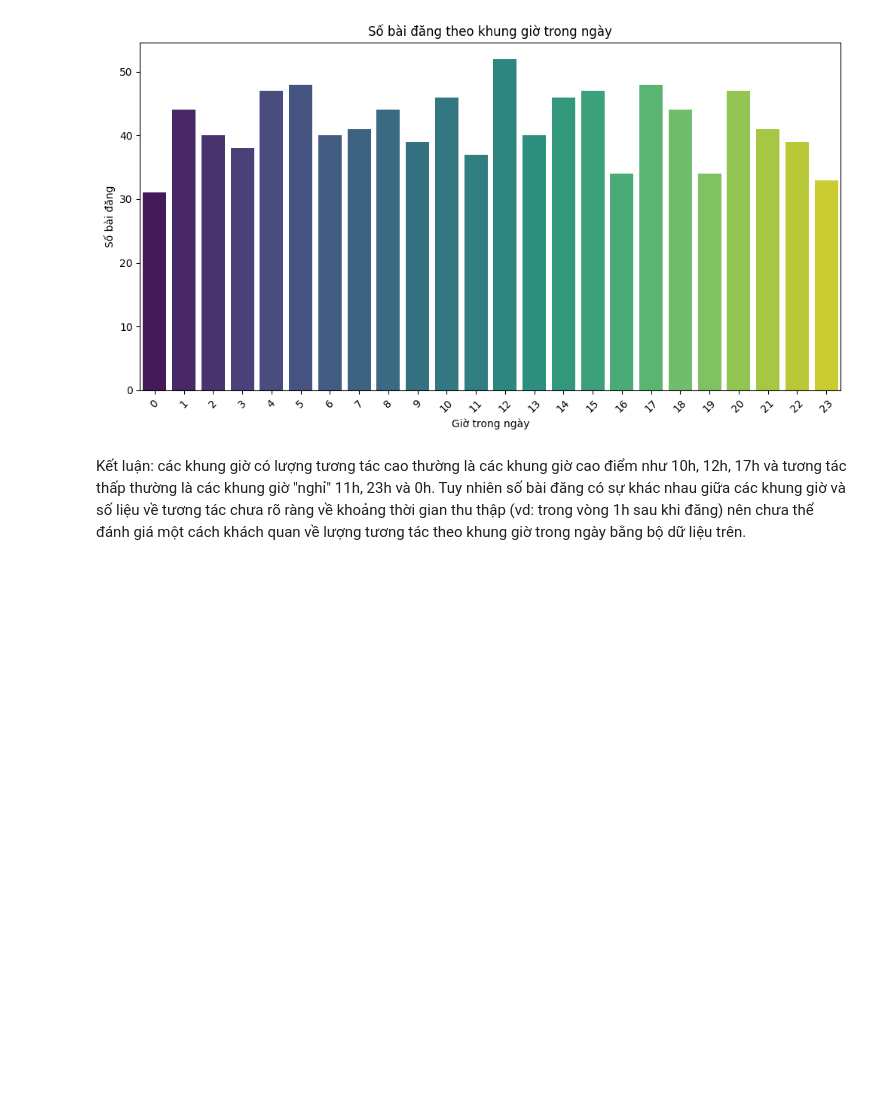
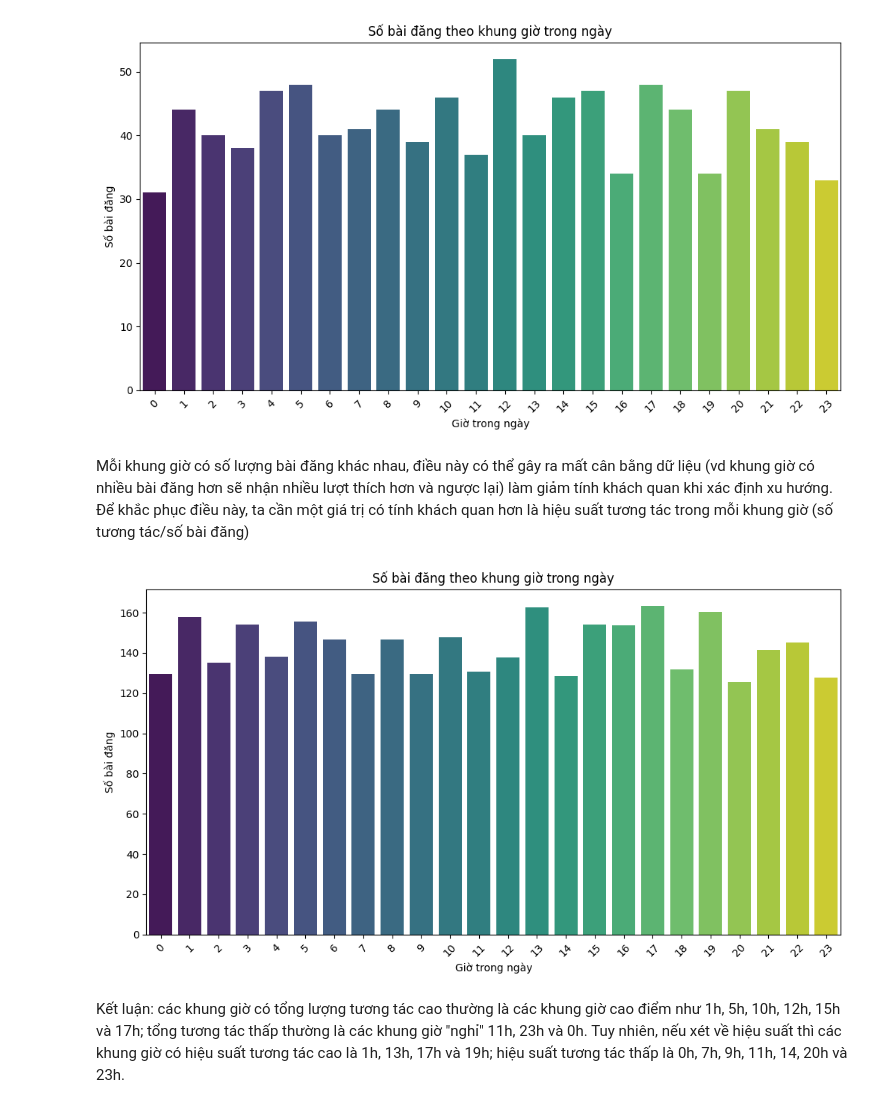
Before and after one commit to hoangharu2002/DS307---Ph-n-t-ch-d--li-u-truy-n-th-ng-x--h-i, a Jupyter notebook: BT2/My sample.ipynb, the cells around one changed output. Saved outputs shown, nothing was run; the diff lists cells and outputs as text; code cells hidden in the pictures; blank space fills up the shorter version.

```diff
--- a/BT2/My sample.ipynb
+++ b/BT2/My sample.ipynb
@@ -324,5 +324,21 @@ plt.xticks(rotation=45)
 plt.show()
 # %% [output]
 [figure]
+# %% [markdown]
+Mỗi khung giờ có số lượng bài đăng khác nhau, điều này có thể gây ra mất cân bằng dữ liệu (vd khung giờ có nhiều bài đăng hơn sẽ nhận nhiều lượt thích hơn và ngược lại) làm giảm tính khách quan khi xác định xu hướng. Để khắc phục điều này, ta cần một giá trị có tính khách quan hơn là hiệu suất tương tác trong mỗi khung giờ (số tương tác/số bài đăng)
+# %%
+# Tính tỉ lệ lượng tương tác trên số bài đăng
+interactions_per_post_by_hour = interactions_by_hour['Total_Interactions'] / posts_by_hour
+
+# Vẽ biểu đồ cột thể hiện số tương tác trong mỗi khung giờ
+plt.figure(figsize=(12, 6))
+sns.barplot(x=interactions_per_post_by_hour.index, y=interactions_per_post_by_hour.values, palette='viridis')
+plt.title('Số bài đăng theo khung giờ trong ngày')
+plt.xlabel('Giờ trong ngày')
+plt.ylabel('Số bài đăng')
+plt.xticks(rotation=45)
+plt.show()
+# %% [output]
+[figure, added]
 # %% [markdown]
-Kết luận: các khung giờ có lượng tương tác cao thường là các khung giờ cao điểm như 10h, 12h, 17h và tương tác thấp thường là các khung giờ "nghỉ" 11h, 23h và 0h. Tuy nhiên số bài đăng có sự khác nhau giữa các khung giờ và số liệu về tương tác chưa rõ ràng về khoảng thời gian thu thập (vd: trong vòng 1h sau khi đăng) nên chưa thể đánh giá một cách khách quan về lượng tương tác theo khung giờ trong ngày bằng bộ dữ liệu trên.
+Kết luận: các khung giờ có tổng lượng tương tác cao thường là các khung giờ cao điểm như 1h, 5h, 10h, 12h, 15h và 17h; tổng tương tác thấp thường là các khung giờ "nghỉ" 11h, 23h và 0h. Tuy nhiên, nếu xét về hiệu suất thì các khung giờ có hiệu suất tương tác cao là 1h, 13h, 17h và 19h; hiệu suất tương tác thấp là 0h, 7h, 9h, 11h, 14, 20h và 23h.
```
Also changed, not shown: parts of 1 cell of this notebook.
